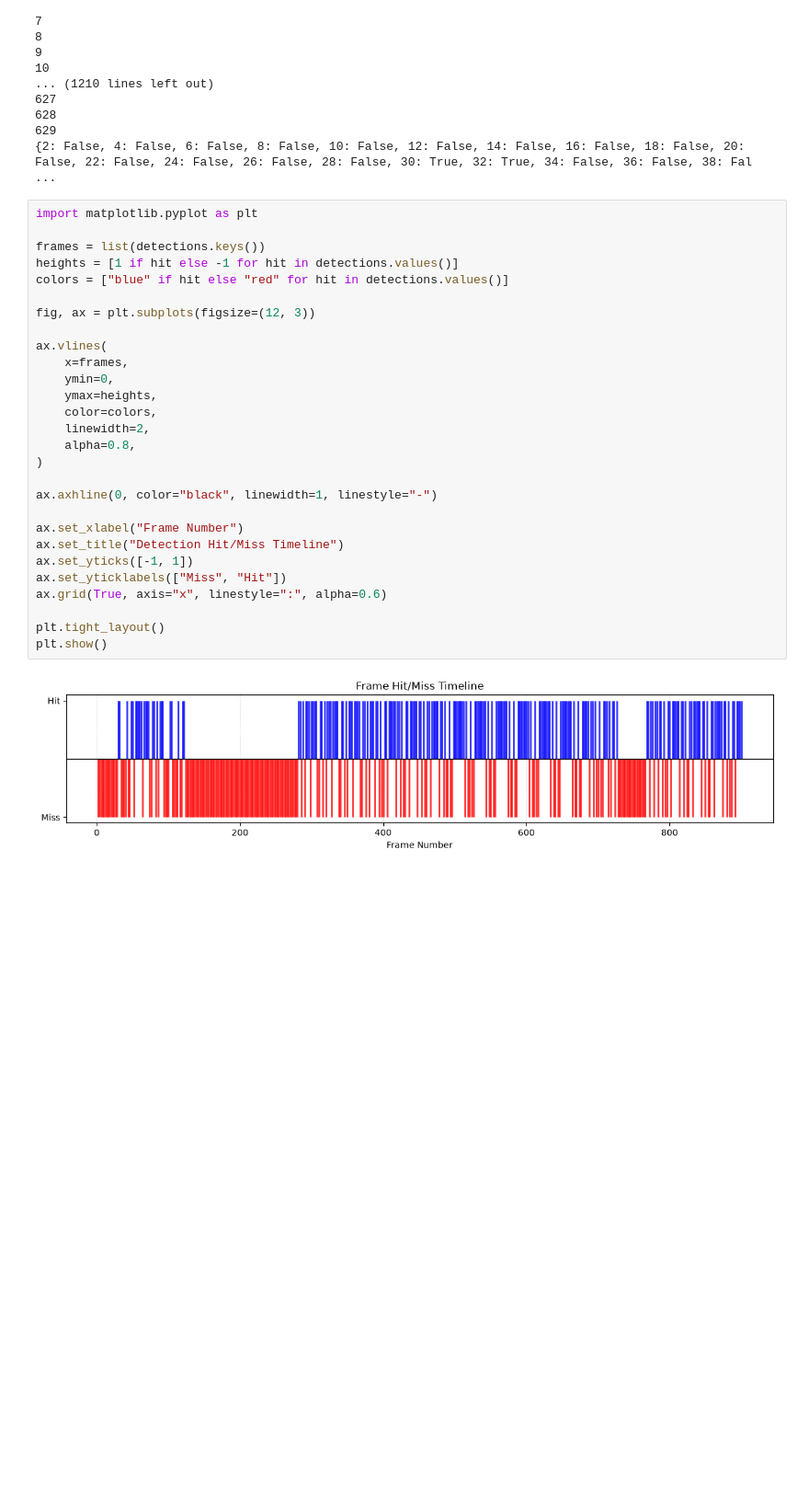
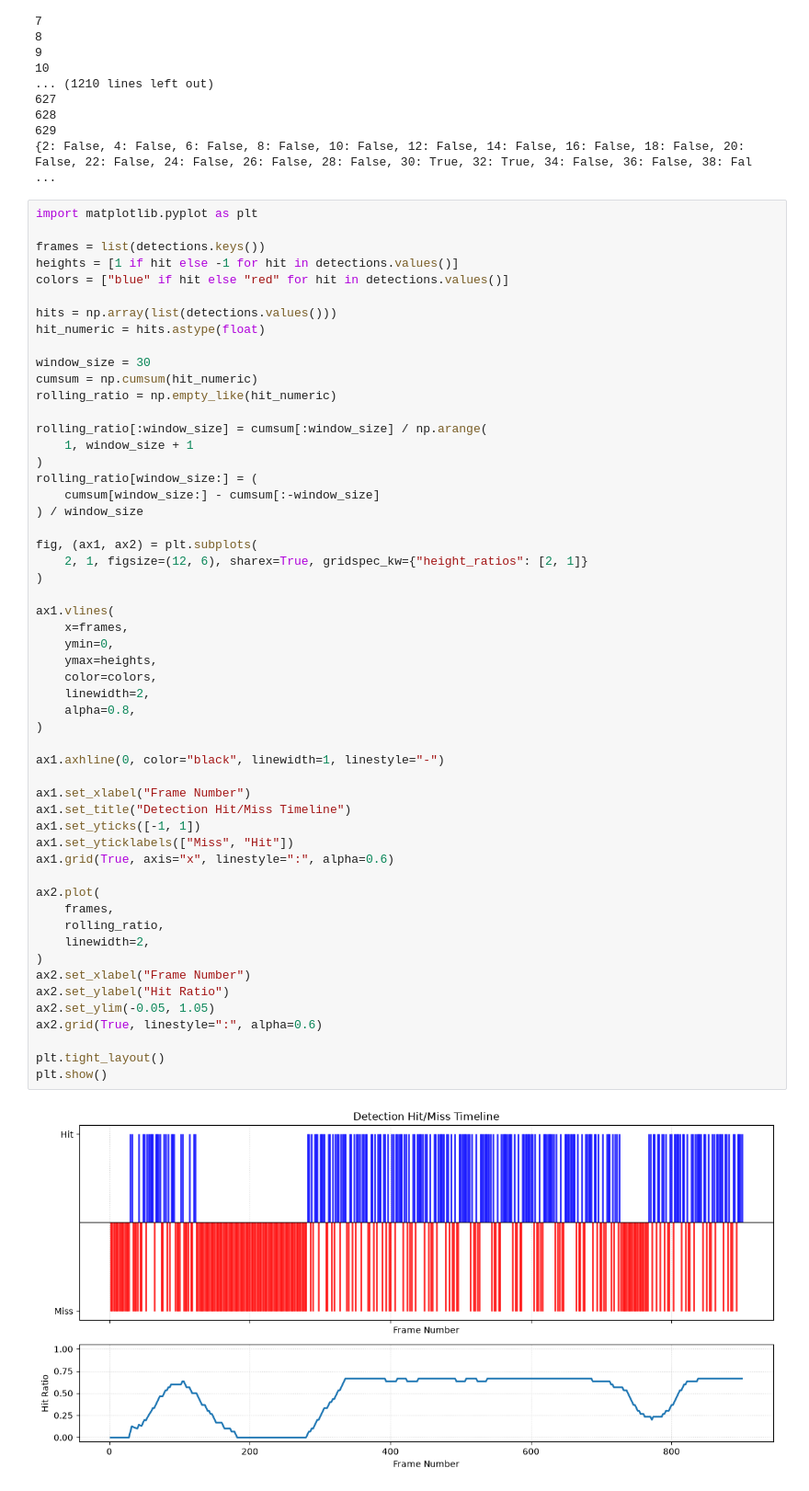
Before and after one commit to aleks-chitalov/inbedded, a Jupyter notebook: poem_video.ipynb, the cells around one changed output. Shown at 92% size. Drawn from its saved outputs; the diff is of its cells as text; blank space fills up the shorter version.

Commit message:
more graphs

```diff
--- a/poem_video.ipynb
+++ b/poem_video.ipynb
@@ -318,30 +318,56 @@ Reading
 # %%
 import matplotlib.pyplot as plt
 
 frames = list(detections.keys())
 heights = [1 if hit else -1 for hit in detections.values()]
 colors = ["blue" if hit else "red" for hit in detections.values()]
 
-fig, ax = plt.subplots(figsize=(12, 3))
+hits = np.array(list(detections.values()))
+hit_numeric = hits.astype(float)
 
-ax.vlines(
+window_size = 30
+cumsum = np.cumsum(hit_numeric)
+rolling_ratio = np.empty_like(hit_numeric)
+
+rolling_ratio[:window_size] = cumsum[:window_size] / np.arange(
+    1, window_size + 1
+)
+rolling_ratio[window_size:] = (
+    cumsum[window_size:] - cumsum[:-window_size]
+) / window_size
+
+fig, (ax1, ax2) = plt.subplots(
+    2, 1, figsize=(12, 6), sharex=True, gridspec_kw={"height_ratios": [2, 1]}
+)
+
+ax1.vlines(
     x=frames,
     ymin=0,
     ymax=heights,
     color=colors,
     linewidth=2,
     alpha=0.8,
 )
 
-ax.axhline(0, color="black", linewidth=1, linestyle="-")
+ax1.axhline(0, color="black", linewidth=1, linestyle="-")
 
-ax.set_xlabel("Frame Number")
-ax.set_title("Detection Hit/Miss Timeline")
-ax.set_yticks([-1, 1])
-ax.set_yticklabels(["Miss", "Hit"])
-ax.grid(True, axis="x", linestyle=":", alpha=0.6)
+ax1.set_xlabel("Frame Number")
+ax1.set_title("Detection Hit/Miss Timeline")
+ax1.set_yticks([-1, 1])
+ax1.set_yticklabels(["Miss", "Hit"])
+ax1.grid(True, axis="x", linestyle=":", alpha=0.6)
+
+ax2.plot(
+    frames,
+    rolling_ratio,
+    linewidth=2,
+)
+ax2.set_xlabel("Frame Number")
+ax2.set_ylabel("Hit Ratio")
+ax2.set_ylim(-0.05, 1.05)
+ax2.grid(True, linestyle=":", alpha=0.6)
 
 plt.tight_layout()
 plt.show()
 # %% [output]
-[figure, old version]
+[figure, new version]
```
